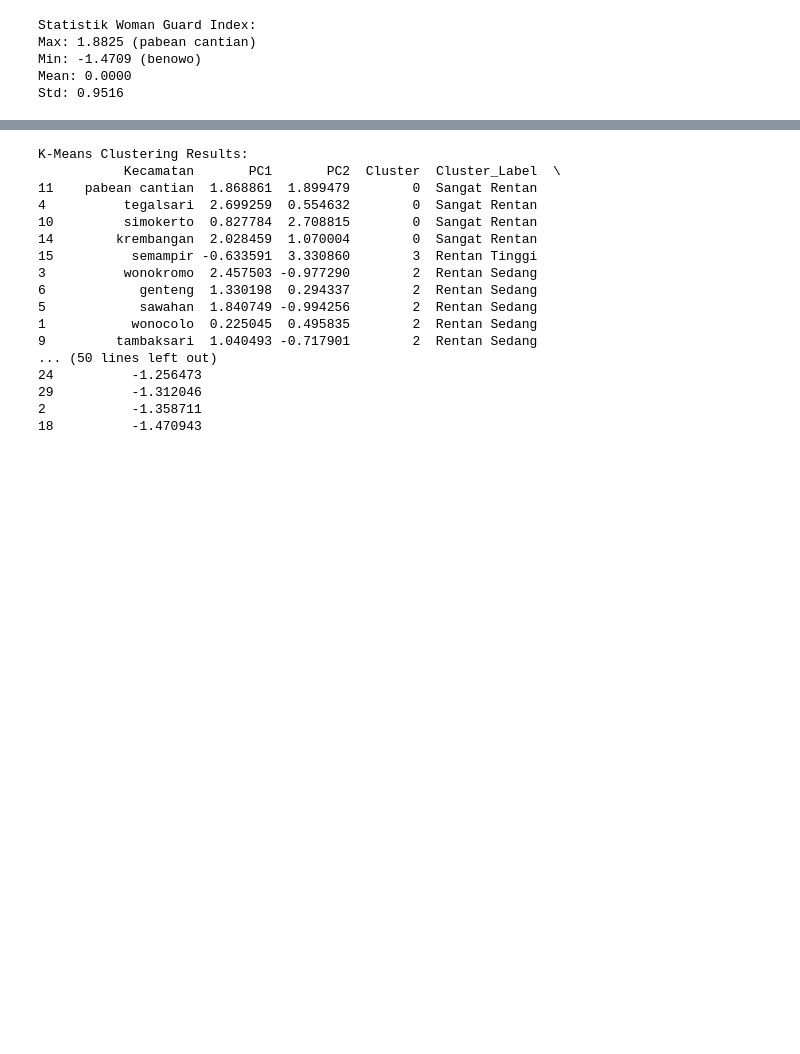
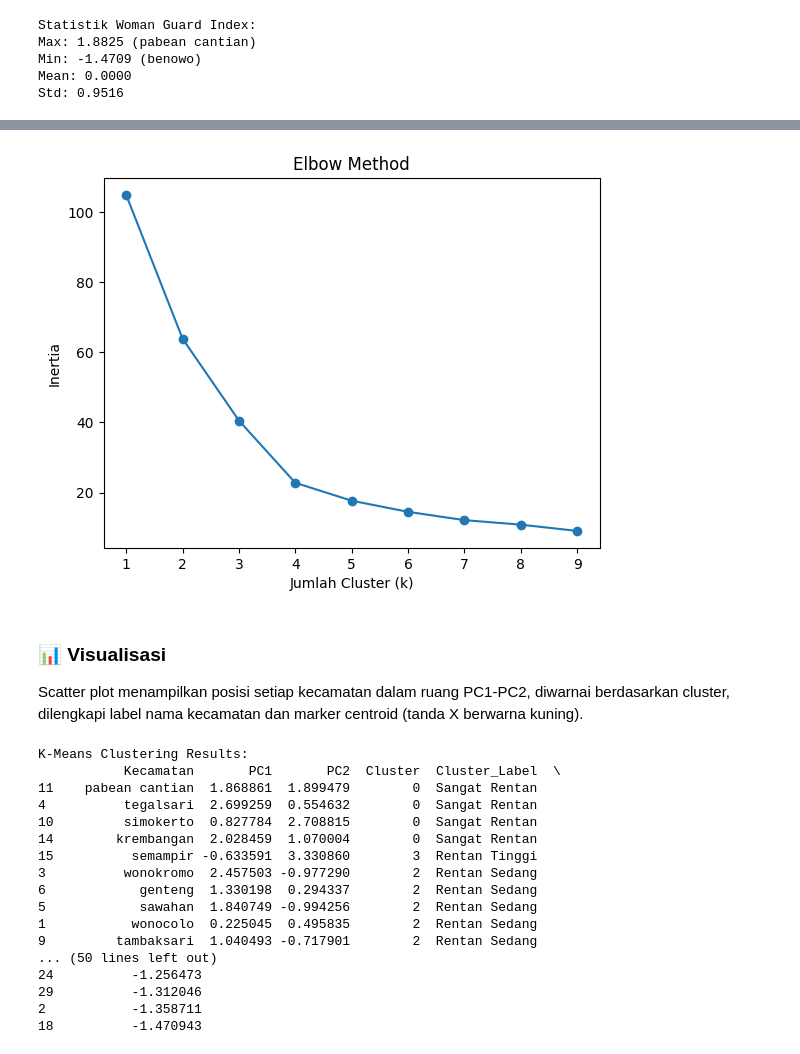
Before and after one commit to difta11/womanguard-index-surabaya, a Jupyter notebook: WomanGuard.ipynb, the cells around one changed output, grey strips where cells are left out. Cells and saved outputs as stored; diff of their text form; code cells hidden in the pictures; blank space fills up the shorter version.

Commit message:
add output folder and add elbow method

```diff
--- a/WomanGuard.ipynb
+++ b/WomanGuard.ipynb
@@ -444,5 +444,5 @@ df.to_csv("D:\KULIAH\Project\womanguard-index-surabaya\Data\df_cleaned.csv", ind
 # %%
-df = pd.read_csv("D:\KULIAH\Project\womanguard-index-surabaya\Data\df_cleaned.csv")
+df = pd.read_csv("D:\KULIAH\Project\womanguard-index-surabaya\output\df_cleaned.csv")
 # %% [markdown]
 ---
 
@@ -657,11 +659,14 @@ $$\text{WGI} = w_1 \times PC1 + w_2 \times PC2$$
 # Hitung Woman Guard Index = PC1 + PC2 (komponen dengan variance tertinggi)
 w1 = pca.explained_variance_ratio_[0] / (pca.explained_variance_ratio_[0] + pca.explained_variance_ratio_[1])
 w2 = pca.explained_variance_ratio_[1] / (pca.explained_variance_ratio_[0] + pca.explained_variance_ratio_[1])
+
+pca_df = pd.read_csv("D:/KULIAH/Project/womanguard-index-surabaya/output/pca_df.csv")
 pca_df['Woman_Guard_Index'] = w1 * pca_df['PC1'] + w2 * pca_df['PC2']
 
 # Tampilkan hasil
 print("Woman Guard Index (PC1 + PC2):")
 print(pca_df[['Kecamatan', 'PC1', 'PC2', 'Woman_Guard_Index']].sort_values('Woman_Guard_Index', ascending=False))
+
 
 # Visualisasi
 plt.figure(figsize=(14, 6))
@@ -687,7 +692,7 @@ plt.axhline(y=0, color='gray', linestyle='--', alpha=0.5)
 plt.axvline(x=0, color='gray', linestyle='--', alpha=0.5)
 
 plt.tight_layout()
-plt.savefig("D:/KULIAH/Project/womanguard-index-surabaya/Plot/Woman_Guard_Index.png", dpi=300)
+plt.savefig("D:/KULIAH/Project/womanguard-index-surabaya/output/Woman_Guard_Index.png", dpi=300)
 plt.show()
 
 # Statistik
@@ -751,3 +758,25 @@ Scatter plot menampilkan posisi setiap kecamatan dalam ruang PC1-PC2, diwarnai b
+# %%
+inertia = []
+
+K_range = range(1, 10)
+for k in K_range:
+    kmeans = KMeans(n_clusters=k, random_state=42)
+    kmeans.fit(pca_df[['PC1', 'PC2']])
+    inertia.append(kmeans.inertia_)
+
+plt.figure()
+plt.plot(K_range, inertia, marker='o')
+plt.xlabel("Jumlah Cluster (k)")
+plt.ylabel("Inertia")
+plt.title("Elbow Method")
+plt.savefig("D:/KULIAH/Project/womanguard-index-surabaya/output/Elbow_Method.png", dpi=300)
+plt.show()
+# %% [output]
+[figure, added]
+# %% [markdown]
+### 📊 Visualisasi
+
+Scatter plot menampilkan posisi setiap kecamatan dalam ruang PC1-PC2, diwarnai berdasarkan cluster, dilengkapi label nama kecamatan dan marker centroid (tanda X berwarna kuning).
 # %%
 #Clustering
 
```
Also changed, not shown: parts of 9 cells of this notebook, 10 other files.
